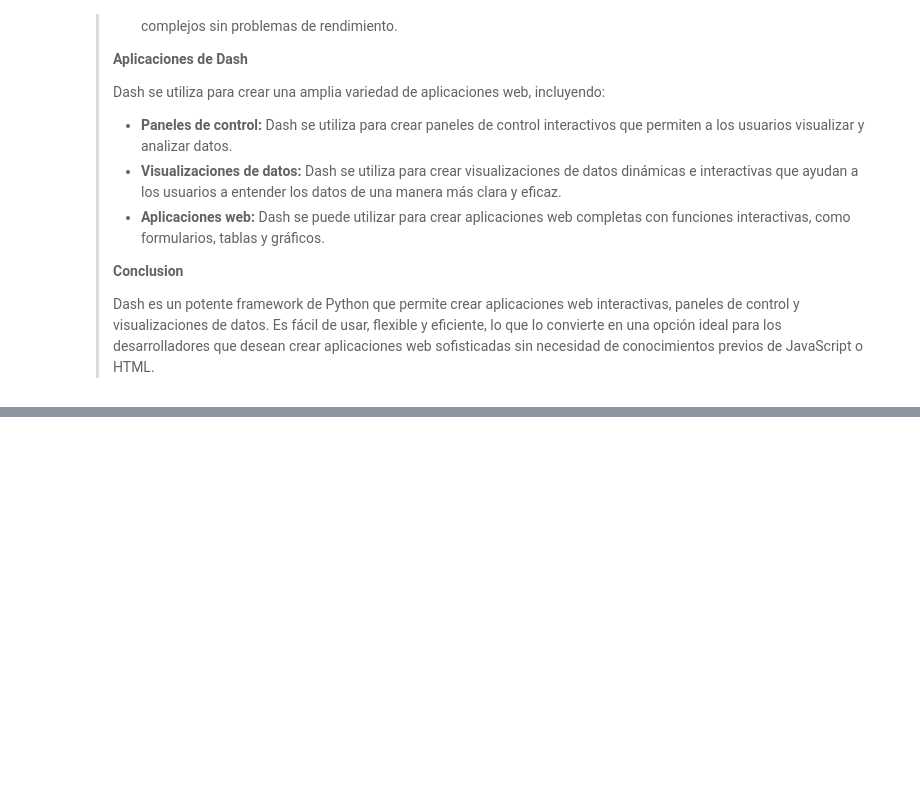
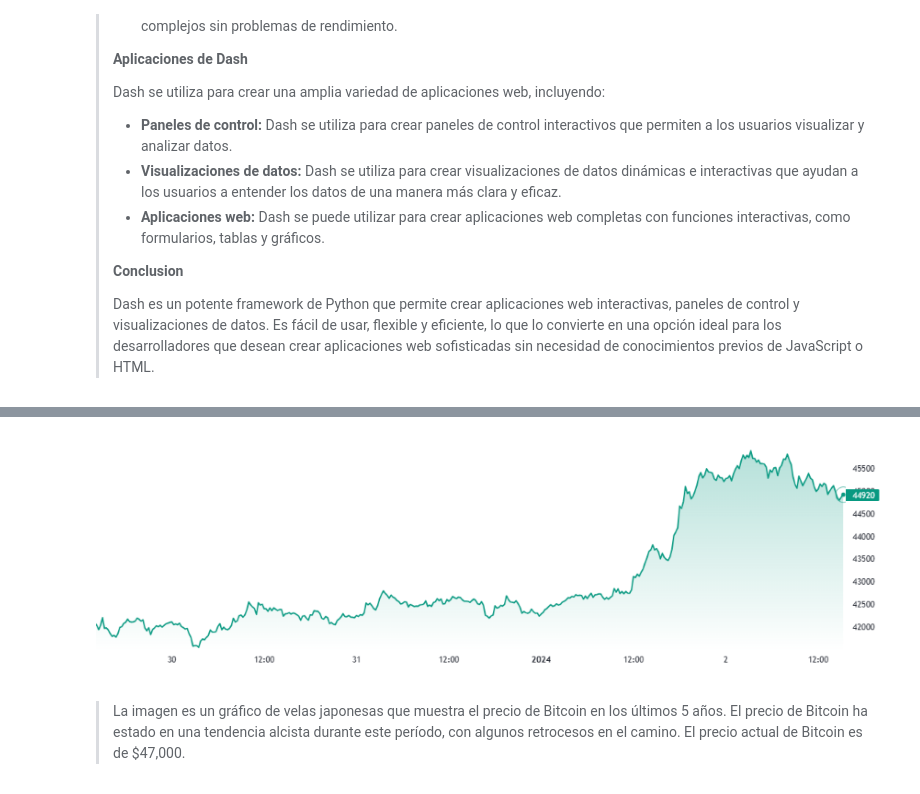
Before and after one commit to JCSR2022/Adv_Fin_ML_Exercises, a Jupyter notebook: Prueba_Gemini.ipynb, the cells around one changed output, grey strips where cells are left out. Cells and saved outputs as stored; diff of their text form; code cells hidden in the pictures; blank space fills up the shorter version.

```diff
--- a/Prueba_Gemini.ipynb
+++ b/Prueba_Gemini.ipynb
@@ -70,0 +130,6 @@ to_markdown(response.text)
+# %%
+import PIL.Image
+img = PIL.Image.open('/content/sample_data/Grafica_1.PNG')
+img
+# %% [output]
+[figure, added]
@@ -70,0 +139,9 @@ to_markdown(response.text)
+# %%
+response = model.generate_content([
+    "¿de que trata la imagen y que me puedes decir de la misma?"
+    , img], stream=True)
+response.resolve()
+
+to_markdown(response.text)
+# %% [output]
+>  La imagen es un gráfico de velas japonesas que muestra el precio de Bitcoin en los últimos 5 años. El precio de Bitcoin ha estado en una tendencia alcista durante este período, con algunos retrocesos en el camino. El precio actual de Bitcoin es de $47,000.
```
Also changed, not shown: parts of 6 cells of this notebook.
